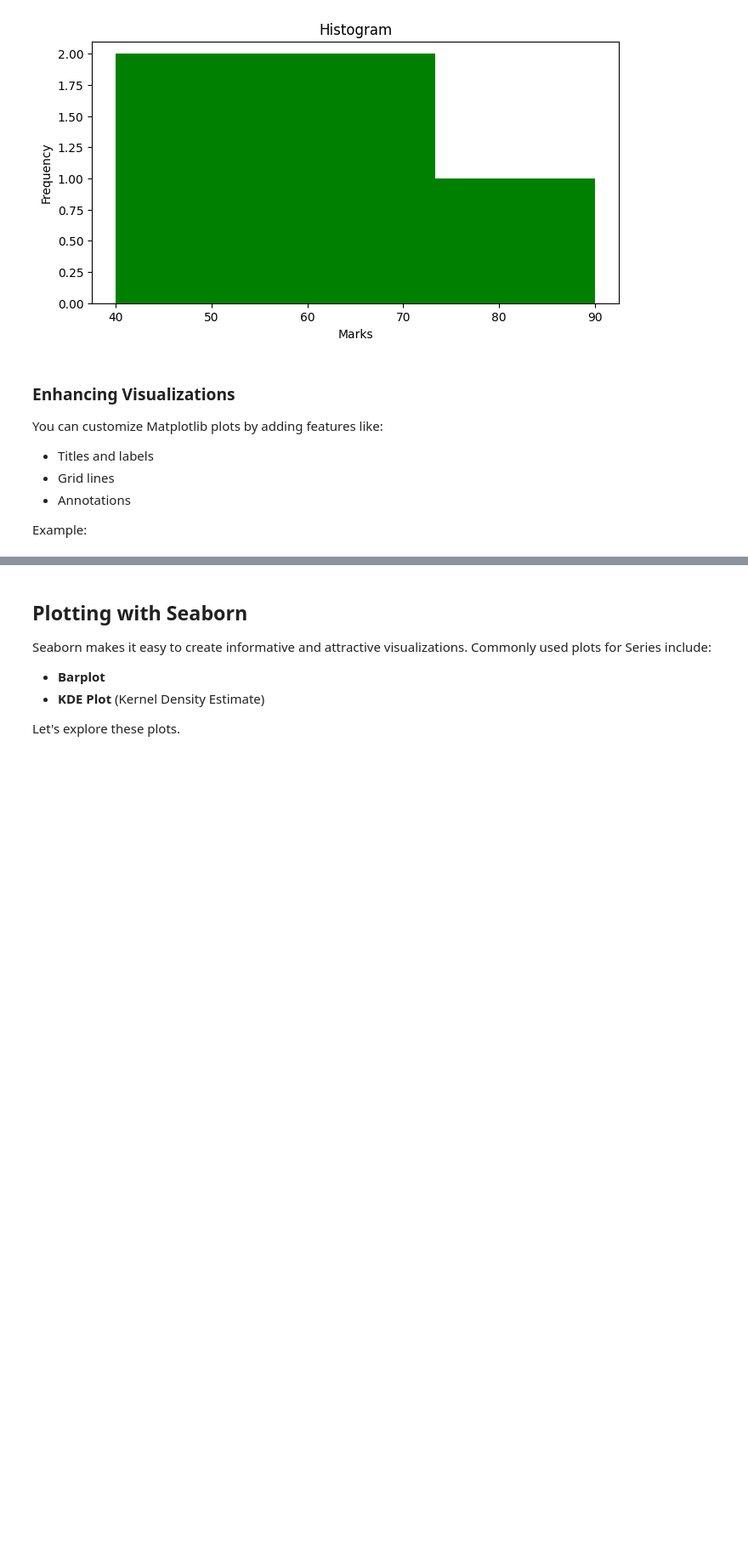
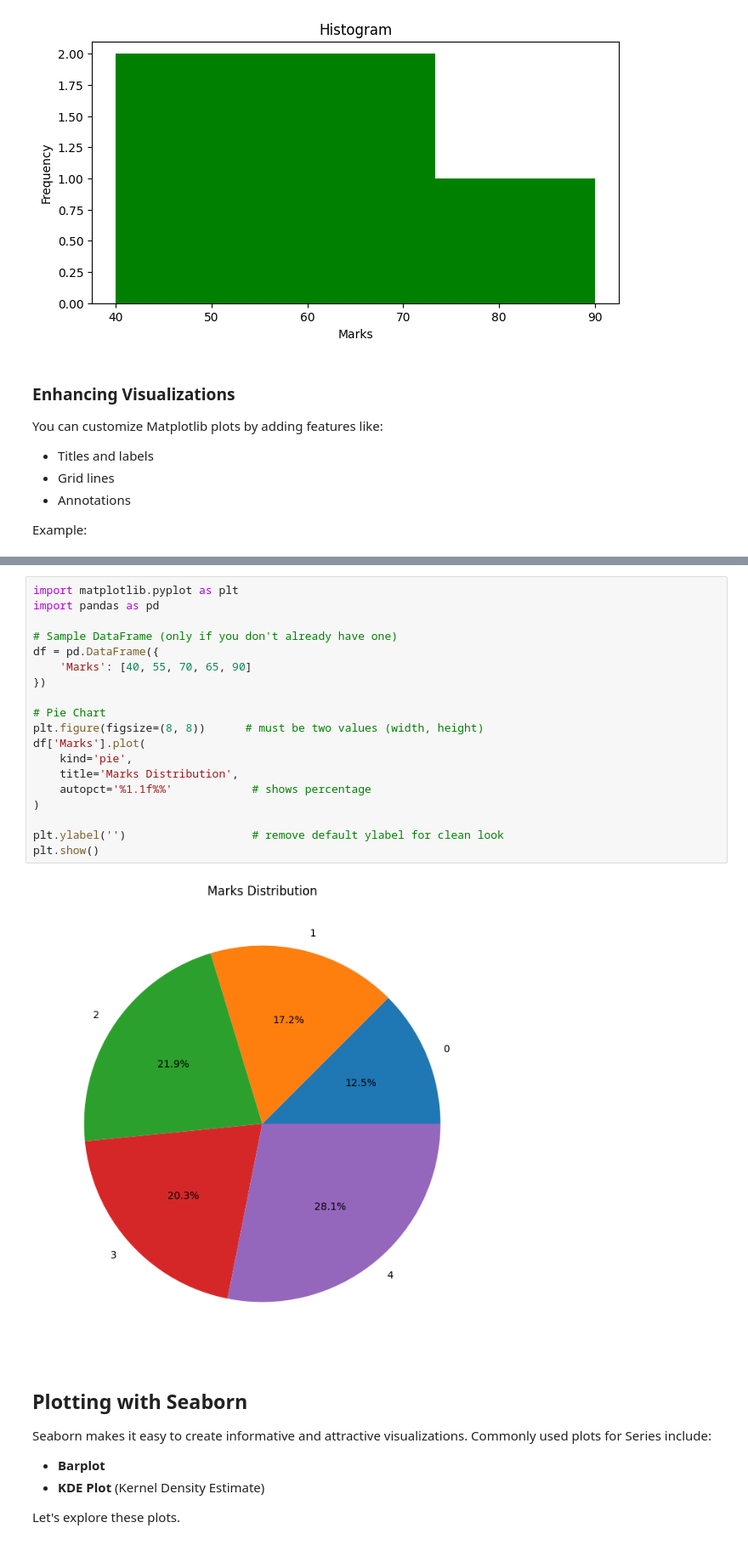
Before and after one commit to Kawser1495/ML_Learn_With_Python, a Jupyter notebook: Day10/Pandas.ipynb, the cells around one changed output, grey strips where cells are left out. Shown at 85% size. Cells and saved outputs as stored; diff of their text form; blank space fills up the shorter version.

```diff
--- a/Day10/Pandas.ipynb
+++ b/Day10/Pandas.ipynb
@@ -587,3 +587,24 @@ plt.show()
+# %%
+import matplotlib.pyplot as plt
+import pandas as pd
+
+# Sample DataFrame (only if you don't already have one)
+df = pd.DataFrame({
+    'Marks': [40, 55, 70, 65, 90]
+})
+
+# Pie Chart
+plt.figure(figsize=(8, 8))      # must be two values (width, height)
+df['Marks'].plot(
+    kind='pie',
+    title='Marks Distribution',
+    autopct='%1.1f%%'            # shows percentage
+)
+
+plt.ylabel('')                   # remove default ylabel for clean look
+plt.show()
+# %% [output]
+[figure, added]
 # %% [markdown]
 ## Plotting with Seaborn
 
```
Also changed, not shown: parts of 5 cells of this notebook, 1 other file.
